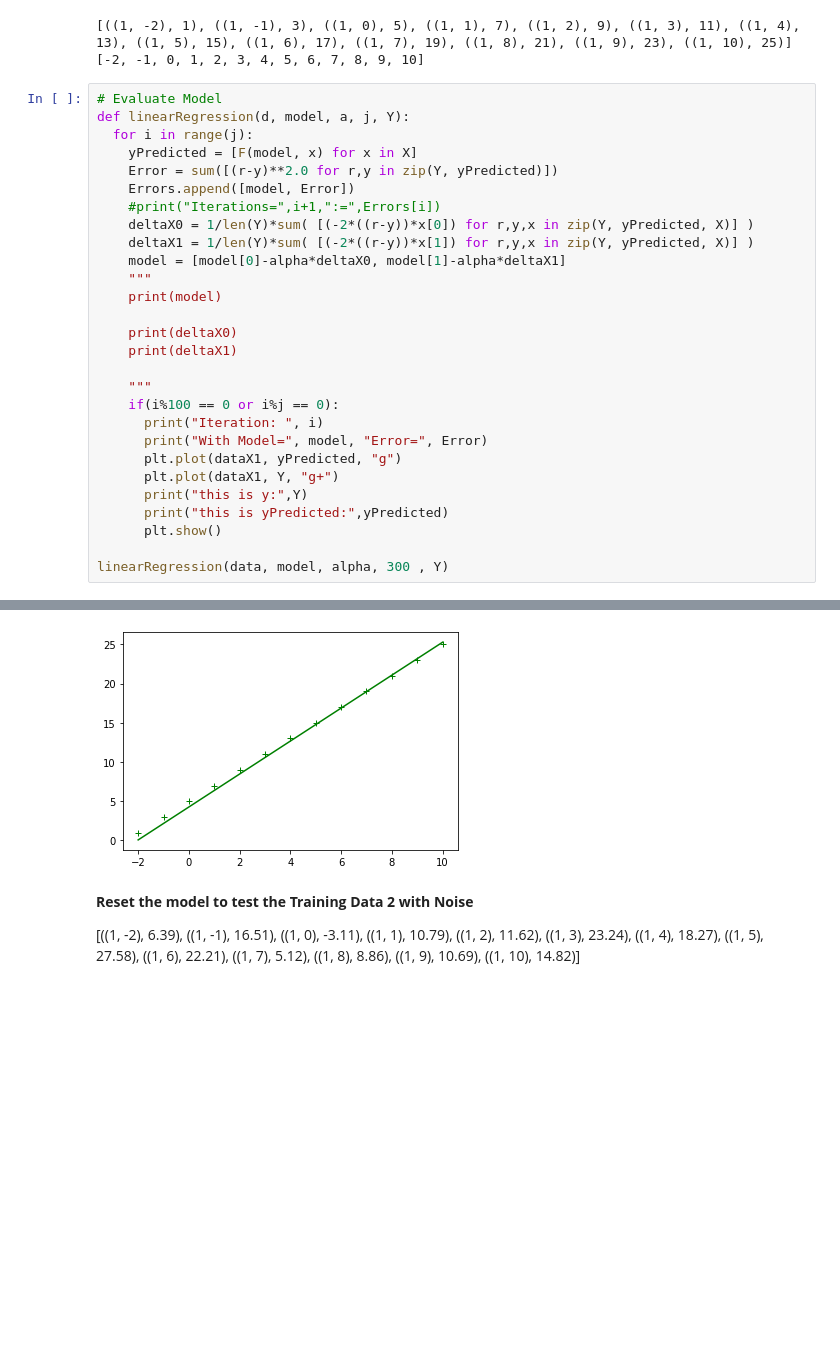
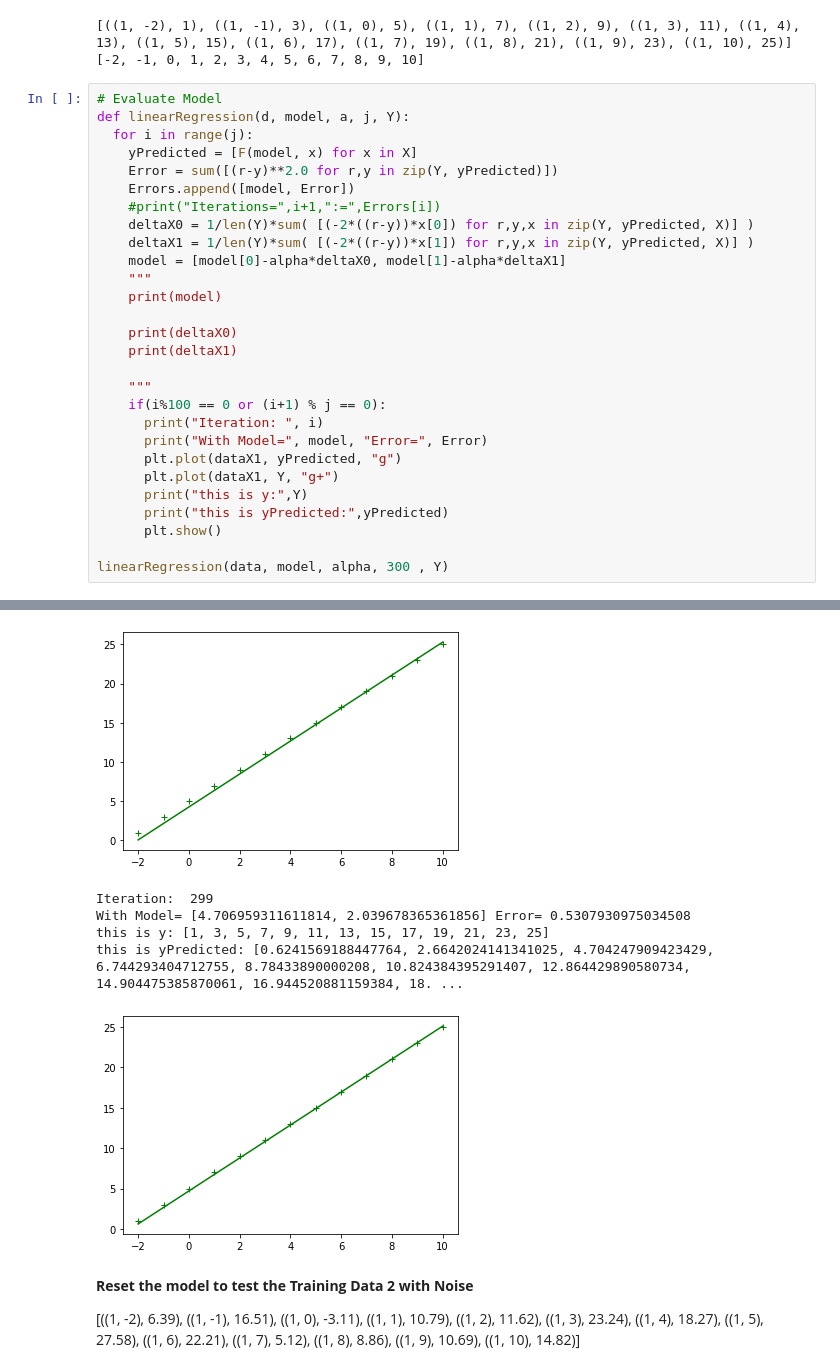
Before and after one commit to ci5co150/CSCI191T, a Jupyter notebook: LinearAndLogisticNotes.ipynb, the cells around one changed output, grey strips where cells are left out. Drawn from its saved outputs; the diff is of its cells as text; blank space fills up the shorter version.

```diff
--- a/LinearAndLogisticNotes.ipynb
+++ b/LinearAndLogisticNotes.ipynb
@@ -75,34 +75,39 @@ def linearRegression(d, model, a, j, Y):
 
     print(deltaX0)
     print(deltaX1)
 
     """
-    if(i%100 == 0 or i%j == 0):
+    if(i%100 == 0 or (i+1) % j == 0):
       print("Iteration: ", i)
       print("With Model=", model, "Error=", Error)
       plt.plot(dataX1, yPredicted, "g")
       plt.plot(dataX1, Y, "g+")
       print("this is y:",Y)
       print("this is yPredicted:",yPredicted)
       plt.show()
 
 linearRegression(data, model, alpha, 300 , Y)
 # %% [output]
 Iteration:  0
 With Model= [0.26, 1.6] Error= 2925.0
 this is y: [1, 3, 5, 7, 9, 11, 13, 15, 17, 19, 21, 23, 25]
 this is yPredicted: [0, 0, 0, 0, 0, 0, 0, 0, 0, 0, 0, 0, 0]
 [figure]
 Iteration:  100
 With Model= [3.1680758214146314, 2.2480466356837114] Error= 20.74361313424352
 this is y: [1, 3, 5, 7, 9, 11, 13, 15, 17, 19, 21, 23, 25]
 this is yPredicted: [-1.3495577747558771, 0.9007839490076286, 3.1511256727711343, 5.40146739653464, 7.651809120298146, 9.902150844061651, 12.152492567825156, 14.402834291588661, 16.65317601535217, 18. ...
 [figure]
 Iteration:  200
 With Model= [4.270680607367308, 2.0987514787981696] Error= 3.2877965705910857
 this is y: [1, 3, 5, 7, 9, 11, 13, 15, 17, 19, 21, 23, 25]
 this is yPredicted: [0.06460208928318245, 2.164267280703283, 4.2639324721233836, 6.363597663543484, 8.463262854963585, 10.562928046383686, 12.662593237803787, 14.762258429223888, 16.861923620643985, 1 ...
 [figure]
+Iteration:  299
+With Model= [4.706959311611814, 2.039678365361856] Error= 0.5307930975034508
+this is y: [1, 3, 5, 7, 9, 11, 13, 15, 17, 19, 21, 23, 25]
+this is yPredicted: [0.6241569188447764, 2.6642024141341025, 4.704247909423429, 6.744293404712755, 8.78433890000208, 10.824384395291407, 12.864429890580734, 14.904475385870061, 16.944520881159384, 18. ...
+[figure, added]
 # %% [markdown]
 **Reset the model to test the Training Data 2 with Noise**
 
```
Also changed, not shown: parts of 1 cell of this notebook.
